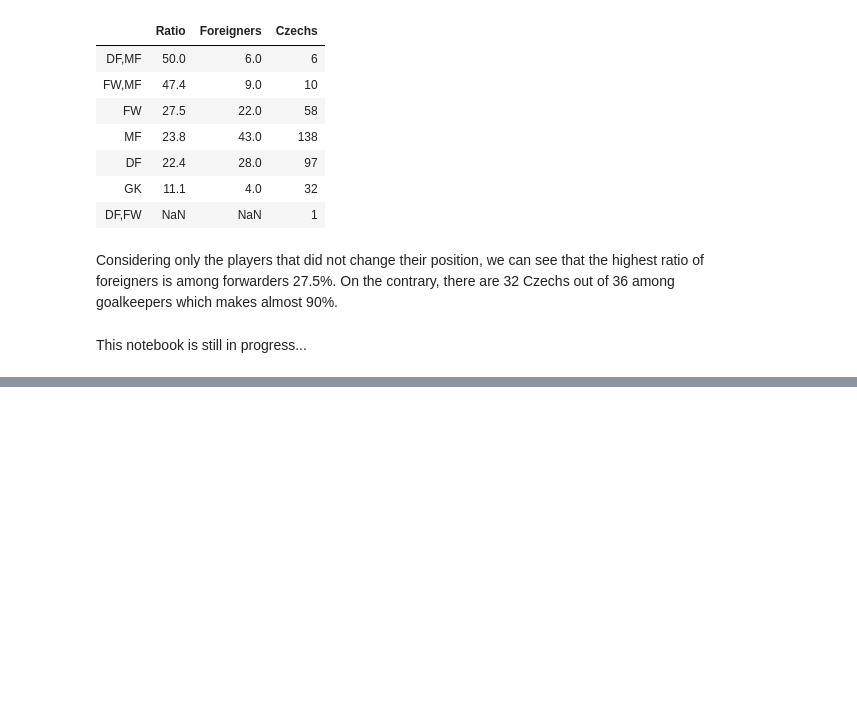
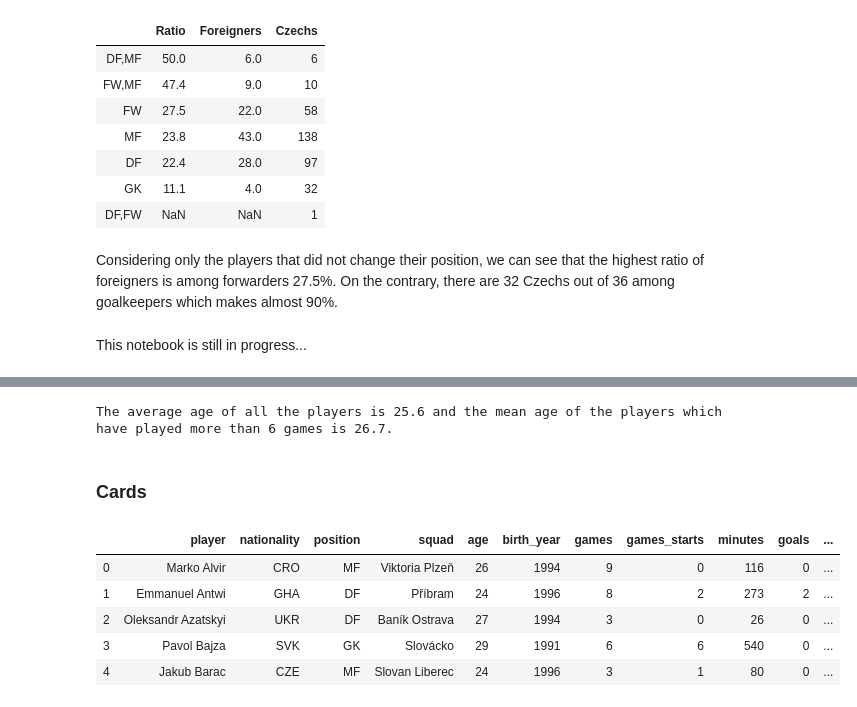
Before and after one commit to Johnymancvrk/Czech-Football-League, a Jupyter notebook: Players_Cleaning&Analysis.ipynb, the cells around one changed output, grey strips where cells are left out. Drawn from its saved outputs; the diff is of its cells as text; code cells hidden in the pictures; blank space fills up the shorter version.

```diff
--- a/Players_Cleaning&Analysis.ipynb
+++ b/Players_Cleaning&Analysis.ipynb
@@ -166,0 +191,15 @@ This notebook is still in progress...
+# %%
+print(f"The average age of all the players is {round(table['age'].mean(),1)} and the mean age of the players which have played more than 6 games is {round(table[table['games']>6]['age'].mean(),1)}.")
+# %% [output]
+The average age of all the players is 25.6 and the mean age of the players which have played more than 6 games is 26.7.
+# %% [markdown]
+### Cards
+# %%
+table.head()
+# %% [output]
+|  | player | nationality | position | squad | age | birth_year | games | games_starts | minutes | goals | ... |
+| 0 | Marko Alvir | CRO | MF | Viktoria Plzeň | 26 | 1994 | 9 | 0 | 116 | 0 | ... |
+| 1 | Emmanuel Antwi | GHA | DF | Příbram | 24 | 1996 | 8 | 2 | 273 | 2 | ... |
+| 2 | Oleksandr Azatskyi | UKR | DF | Baník Ostrava | 27 | 1994 | 3 | 0 | 26 | 0 | ... |
+| 3 | Pavol Bajza | SVK | GK | Slovácko | 29 | 1991 | 6 | 6 | 540 | 0 | ... |
+| 4 | Jakub Barac | CZE | MF | Slovan Liberec | 24 | 1996 | 3 | 1 | 80 | 0 | ... |
```
Also changed, not shown: parts of 23 cells of this notebook.
